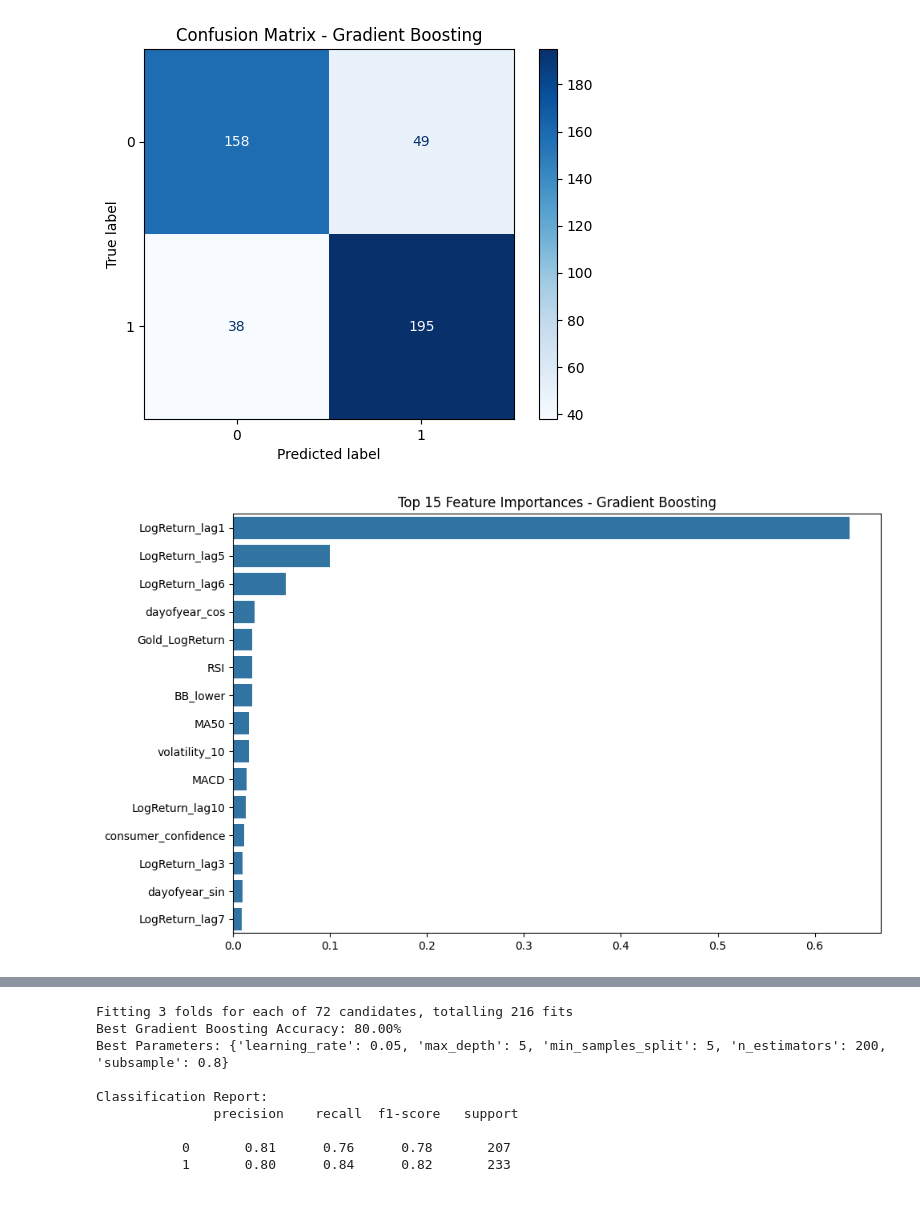
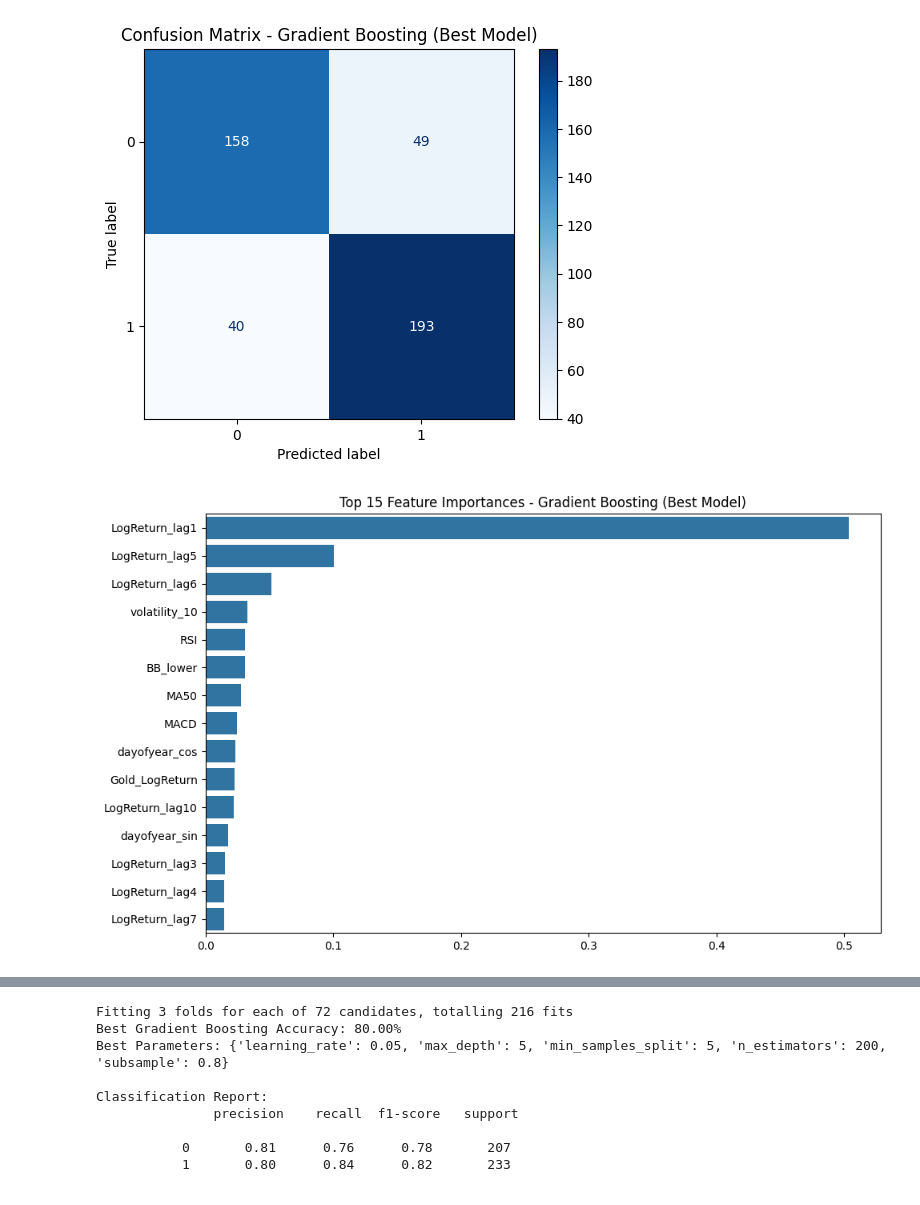
Before and after one commit to Oskar7L/Konferencja, a Jupyter notebook: model4.ipynb, the cells around one changed output, grey strips where cells are left out. Saved outputs shown, nothing was run; the diff lists cells and outputs as text; code cells hidden in the pictures.

```diff
--- a/model4.ipynb
+++ b/model4.ipynb
@@ -1,7 +1,7 @@
 # %%
 import pandas as pd
-from sklearn.model_selection import train_test_split
-from sklearn.metrics import accuracy_score, classification_report, confusion_matrix, ConfusionMatrixDisplay, roc_curve, auc
+from sklearn.model_selection import train_test_split, GridSearchCV
+from sklearn.metrics import accuracy_score, classification_report, confusion_matrix, ConfusionMatrixDisplay, roc_curve, auc, precision_score, recall_score
 from sklearn.ensemble import GradientBoostingClassifier
 from sklearn.preprocessing import StandardScaler
 import matplotlib.pyplot as plt
@@ -26,32 +26,49 @@ X_scaled = scaler.fit_transform(X)
 # Podział na zbiór treningowy i testowy
 X_train, X_test, y_train, y_test = train_test_split(X_scaled, Y, test_size=0.2, random_state=42)
 
-# Inicjalizacja i trenowanie Gradient Boosting Classifier
-gb_model = GradientBoostingClassifier(n_estimators=100, learning_rate=0.1, max_depth=3, random_state=42)
-gb_model.fit(X_train, y_train)
+# Parametry do GridSearch
+param_grid = {
+    'n_estimators': [50, 100, 200, 300, 400],
+    'learning_rate': [0.01, 0.05, 0.1, 0.2],
+    'max_depth': [3, 5, 7]
+}
 
-# Predykcja i ewaluacja
-y_pred = gb_model.predict(X_test)
-y_prob = gb_model.predict_proba(X_test)[:, 1]  # Do krzywej ROC
+# Inicjalizacja i przeprowadzenie GridSearchCV
+gb_model = GradientBoostingClassifier(random_state=42)
+grid_search = GridSearchCV(gb_model, param_grid, cv=3, n_jobs=-1, scoring='accuracy', verbose=2)
+grid_search.fit(X_train, y_train)
 
+# Najlepszy model z GridSearchCV
+best_model = grid_search.best_estimator_
+
+# Predykcja na zbiorze testowym
+y_pred = best_model.predict(X_test)
+y_prob = best_model.predict_proba(X_test)[:, 1]  # Do krzywej ROC
+
+# Ocena
 accuracy = accuracy_score(y_test, y_pred)
-print(f"Gradient Boosting Accuracy: {accuracy * 100:.2f}%")
+print(f"Best Gradient Boosting Accuracy: {accuracy * 100:.2f}%")
+precision = precision_score(y_test, y_pred)
+recall = recall_score(y_test, y_pred)
+
+print(f"Precision: {precision * 100:.2f}%")
+print(f"Recall   : {recall * 100:.2f}%")
+
 print("\nClassification Report:\n", classification_report(y_test, y_pred))
 print("Confusion Matrix:\n", confusion_matrix(y_test, y_pred))
 
 # --- MACIERZ POMYŁEK ---
-ConfusionMatrixDisplay.from_estimator(gb_model, X_test, y_test, cmap='Blues')
-plt.title("Confusion Matrix - Gradient Boosting")
+ConfusionMatrixDisplay.from_estimator(best_model, X_test, y_test, cmap='Blues')
+plt.title("Confusion Matrix - Gradient Boosting (Best Model)")
 plt.show()
 
-
 # --- FEATURE IMPORTANCE (TOP 15) ---
-importances = gb_model.feature_importances_
+importances = best_model.feature_importances_
 indices = importances.argsort()[::-1][:15]  # Tylko top 15
 
 plt.figure(figsize=(10, 6))
 sns.barplot(x=importances[indices], y=[feature_names[i] for i in indices])
-plt.title("Top 15 Feature Importances - Gradient Boosting")
+plt.title("Top 15 Feature Importances - Gradient Boosting (Best Model)")
 plt.tight_layout()
 plt.show()
 
@@ -64,8 +81,18 @@ plt.plot(fpr, tpr, label=f'AUC = {roc_auc:.2f}', color='darkorange')
 plt.plot([0, 1], [0, 1], linestyle='--', color='gray')
 plt.xlabel('False Positive Rate')
 plt.ylabel('True Positive Rate')
-plt.title('ROC Curve - Gradient Boosting')
+plt.title('ROC Curve - Gradient Boosting (Best Model)')
 plt.legend()
 plt.tight_layout()
 plt.show()
+
+# --- WIZUALIZACJA WPŁYWU LICZBY ESTYMATORÓW NA DOKŁADNOŚĆ ---
+results_df = pd.DataFrame(grid_search.cv_results_)
+plt.figure(figsize=(8, 6))
+sns.lineplot(data=results_df, x='param_n_estimators', y='mean_test_score', marker='o')
+plt.title('Wpływ liczby estymatorów na dokładność w Gradient Boosting')
+plt.xlabel('Liczba Estymatorów')
+plt.ylabel('Średnia dokładność (CV)')
+plt.tight_layout()
+plt.show()
 # %% [output]
@@ -87,2 +116,2 @@ Confusion Matrix:
-[figure, old version]
+[figure, new version]
-[figure, old version]
+[figure, new version]
```
Also changed, not shown: parts of 2 cells of this notebook, 10 other files.
